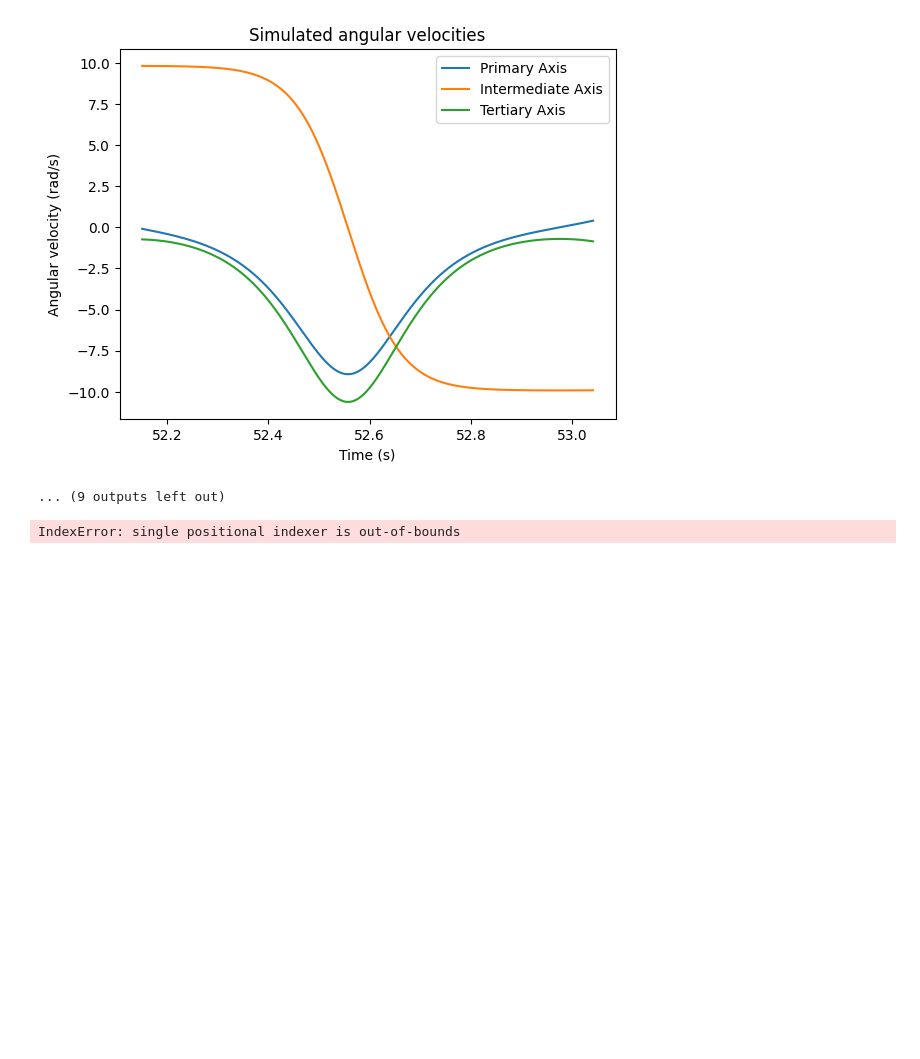
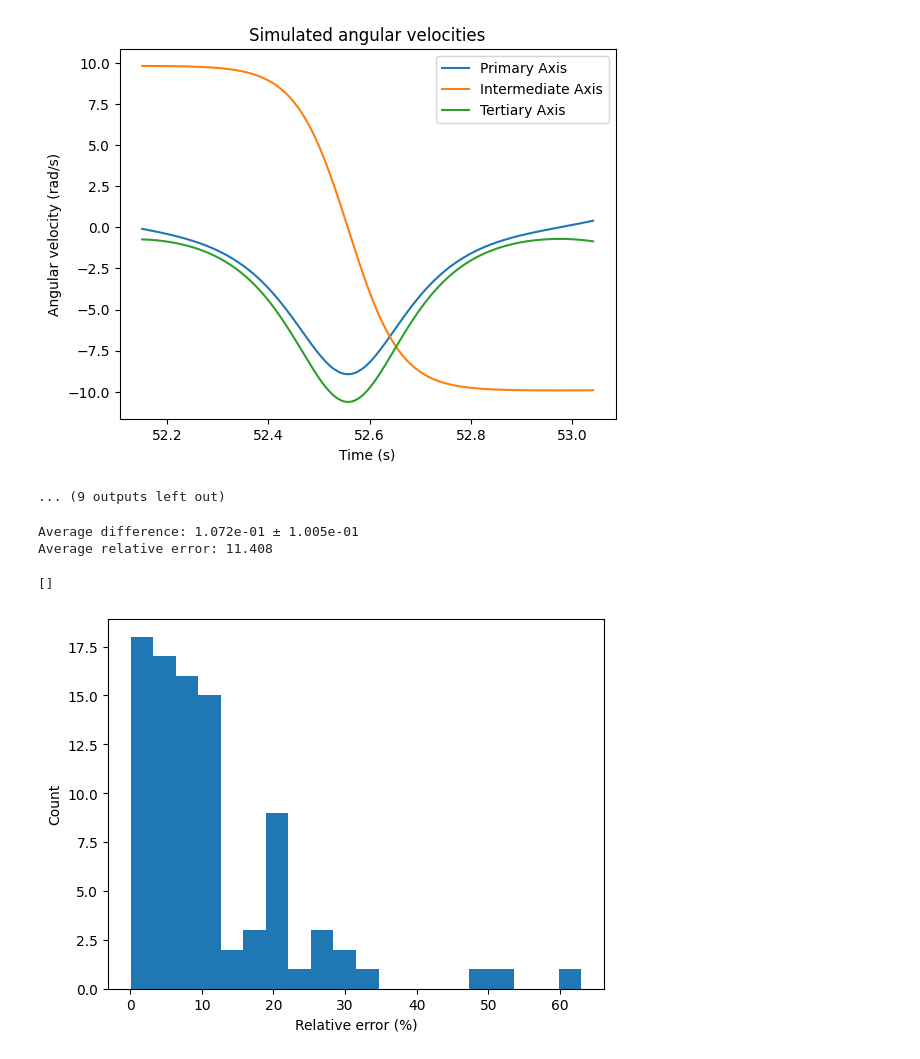
Before and after one commit to fbubbar/sci1-t2, a Jupyter notebook: analyse/combined.ipynb, the cells around one changed output. Drawn from its saved outputs; the diff is of its cells as text; code cells hidden in the pictures; blank space fills up the shorter version.

Commit message:
fix indexing error

```diff
--- a/analyse/combined.ipynb
+++ b/analyse/combined.ipynb
@@ -194,19 +196,23 @@ Difference: 0.40101349327748403
 # %%
 diffs = []
 rel_errs = []
-for index, trial in enumerate(trials):
+for index, period in period_data.iterrows():
+    trial = trials[index]
     num_sim_period = simulate_period(trial, 0.0001)
-    real_period = period_data.iloc[index]['T']
+    real_period = period['T']
     diff = np.abs(num_sim_period - real_period)
     diffs.append(diff)
     rel_errs.append(100 * diff / real_period)
 
 print(f'Average difference: {np.mean(diffs):.3e} ± {np.std(diffs):.3e}')
 print(f'Average relative error: {np.mean(rel_errs):.3f}')
 
 plt.hist(rel_errs, bins=20)
 plt.xlabel('Relative error (%)')
 plt.ylabel('Count')
 plt.plot()
 # %% [output]
-IndexError: single positional indexer is out-of-bounds
+Average difference: 1.072e-01 ± 1.005e-01
+Average relative error: 11.408
+[]
+[figure, added]
```
Also changed, not shown: parts of 2 cells of this notebook.
